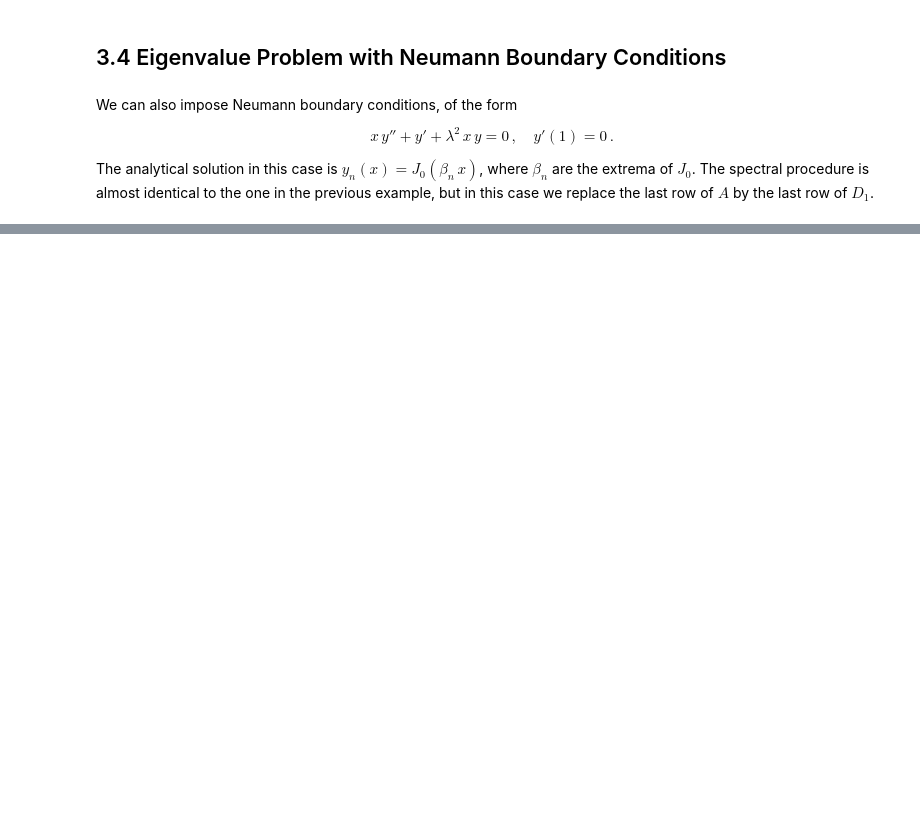
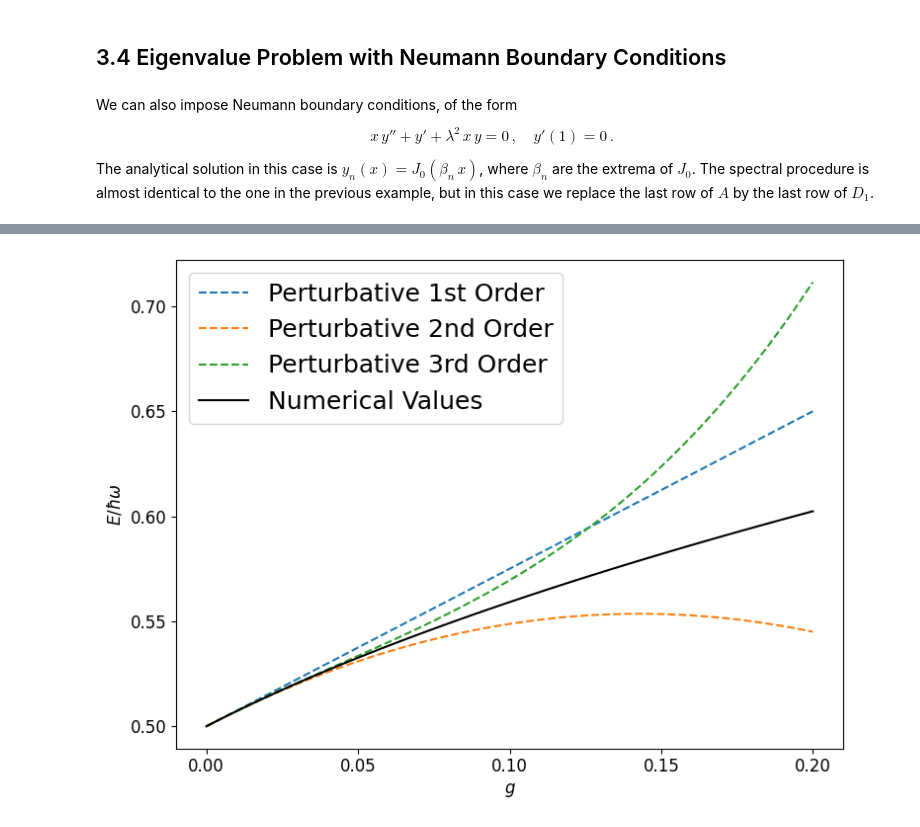
Before and after one commit to raimonluna/LecturesOnSpectralMethods, a Jupyter notebook: Lecture3_LinearODEs_Eigenvalues.ipynb, the cells around one changed output, grey strips where cells are left out. Saved outputs shown, nothing was run; the diff lists cells and outputs as text; code cells hidden in the pictures; blank space fills up the shorter version.

```diff
--- a/Lecture3_LinearODEs_Eigenvalues.ipynb
+++ b/Lecture3_LinearODEs_Eigenvalues.ipynb
@@ -194,0 +210,49 @@ plt.tight_layout()
+# %%
+# Parameters of the computation
+N        = 128
+g_values = np.linspace(0., .2, 100)
+
+# Prepare the spectral grids
+x, D1, D2 = ChebyshevD(N)
+x  = - 5 * x
+xf = x.flatten()
+I  = np.eye(N+1)
+D2 = + D2 / 25
+
+def numerical_energy(g):
+    A = - 0.5 * D2 + 0.5 * np.diag(xf**2) + g * np.diag(xf**4)
+    B = I.copy()
+
+    A[0,:]  = I[0, :]
+    A[-1,:] = I[-1,:]
+    B[0,:]  = B[-1,:] = 0
+
+    E, V = eig(A, B)
+    return np.min(E.real)
+
+def perturbative_energy(g, order):
+    coefs = [+1/2, +3/4, -21/8, +333/16, -30885/128, +916731/256, -65518401/1024,
+             +2723294673/2048, -1030495099053/32768, +54626982511455/65536]
+    E = 0
+    for k in range(order + 1):
+        E += coefs[k] * g**k
+    return E
+
+################################################################################
+################################ PLOTTING PART #################################
+################################################################################
+fig, ax = plt.subplots(figsize = (8, 6))
+plt.rc('font', size = 18)
+
+ax.plot(g_values, [perturbative_energy(g, 1) for g in g_values], '--', label = 'Perturbative 1st Order')
+ax.plot(g_values, [perturbative_energy(g, 2) for g in g_values], '--', label = 'Perturbative 2nd Order')
+ax.plot(g_values, [perturbative_energy(g, 3) for g in g_values], '--', label = 'Perturbative 3rd Order')
+ax.plot(g_values, [numerical_energy(g) for g in g_values], 'k',  label = 'Numerical Values')
+ax.set_xlabel('$g$')
+ax.set_ylabel('$E / \\hbar \\omega$')
+ax.legend()
+
+plt.tight_layout()
+################################################################################
+# %% [output]
+[figure, added]
```
Also changed, not shown: parts of 6 cells of this notebook.
